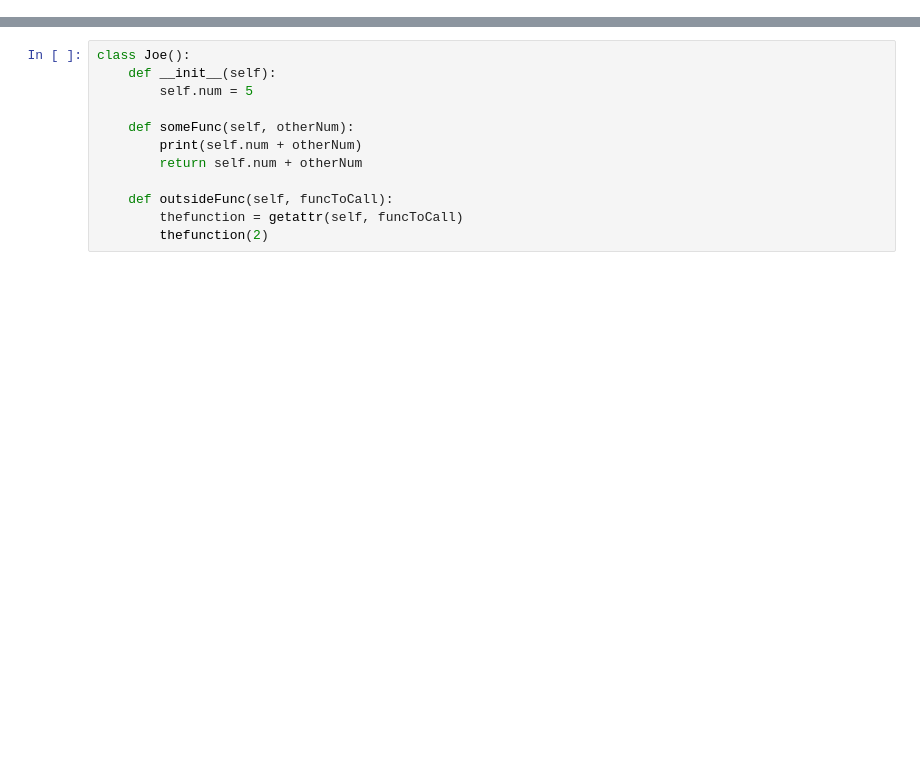
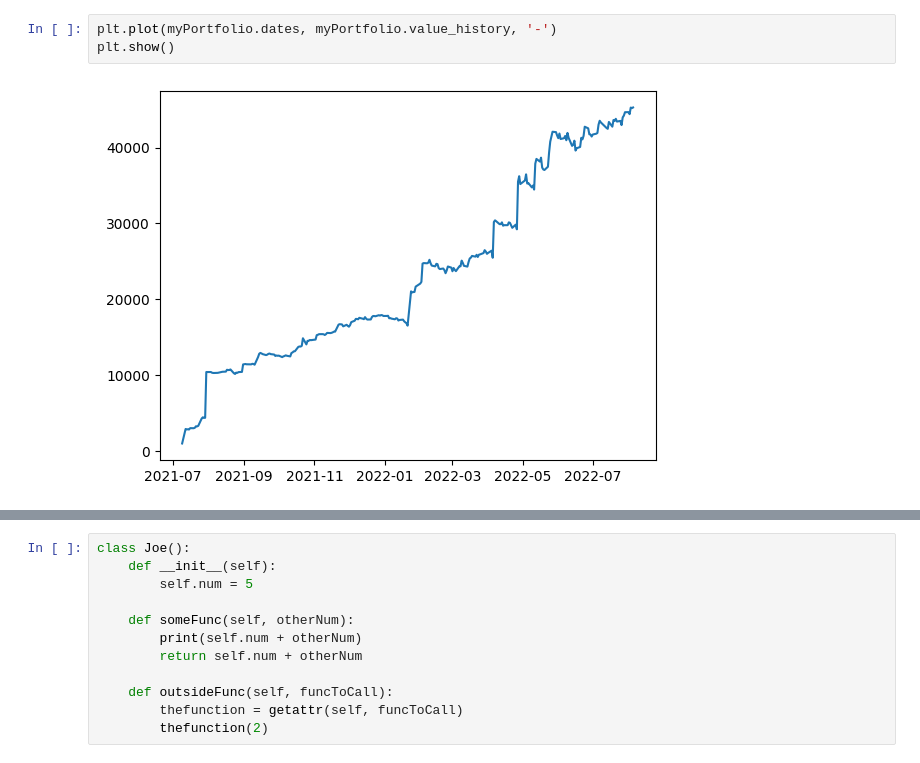
Before and after one commit to JakubStacho/portfolio-tracker, a Jupyter notebook: testNB.ipynb, the cells around one changed output, grey strips where cells are left out. Cells and saved outputs as stored; diff of their text form; blank space fills up the shorter version.

Commit message:
Managed to get calculating and plotting portfolio value working.

```diff
--- a/testNB.ipynb
+++ b/testNB.ipynb
@@ -26,0 +80,5 @@ KeyError: datetime.datetime(2021, 7, 9, 0, 0)
+# %%
+plt.plot(myPortfolio.dates, myPortfolio.value_history, '-')
+plt.show()
+# %% [output]
+[figure, added]
```
Also changed, not shown: parts of 11 cells of this notebook, 5 other files.
